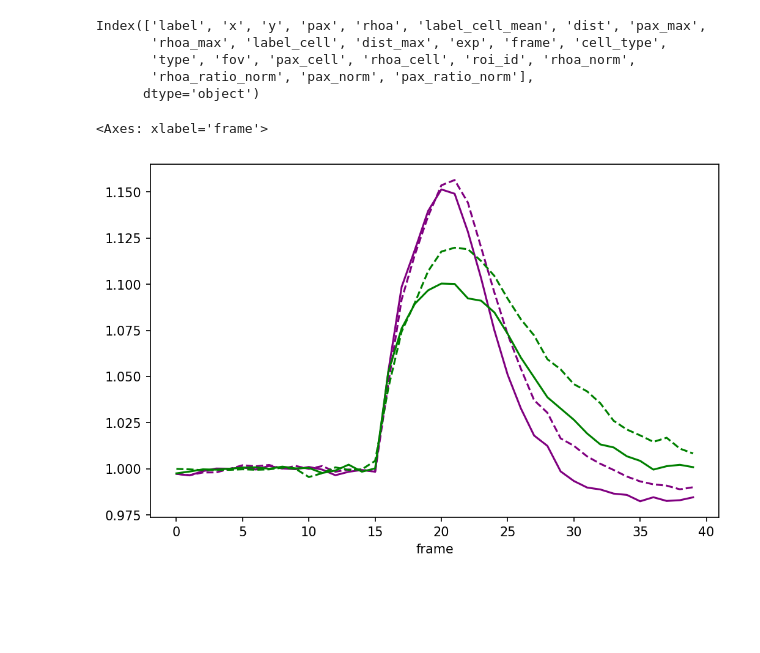
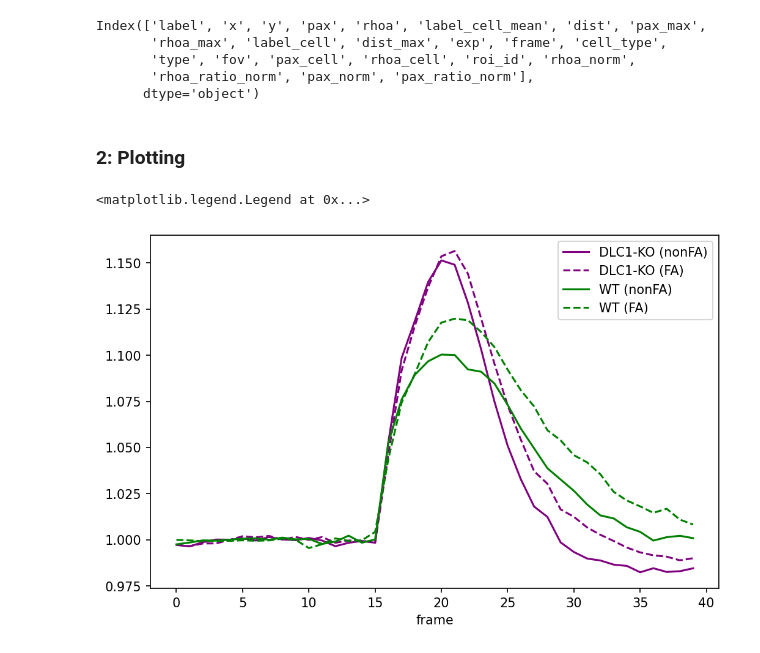
Before and after one commit to girochat/RhoAModelling, a Jupyter notebook: Code/rhoa_data_extraction.ipynb, the cells around one changed output. Drawn from its saved outputs; the diff is of its cells as text; code cells hidden in the pictures; blank space fills up the shorter version.

```diff
--- a/Code/rhoa_data_extraction.ipynb
+++ b/Code/rhoa_data_extraction.ipynb
@@ -22,25 +23,29 @@ Index(['label', 'x', 'y', 'pax', 'rhoa', 'label_cell_mean', 'dist', 'pax_max',
 # Extract the median RhoA activity across all frames for WT and KO cells at membrane and FA
 median_NONFA_KO_rhoa_per_frame = df[((df['type']=='NON-FA') &
                                      (df['cell_type']=='KO') &
-                                     (df['dist'] > dist))].groupby('frame')['rhoa_ratio_norm'].median()
+                                     (df['dist'] > 0))].groupby('frame')['rhoa_ratio_norm'].median()
 median_NONFA_rhoa_per_frame = df[((df['type']=='NON-FA') &
                                   (df['cell_type']=='WT') &
-                                  (df['dist'] > dist))].groupby('frame')['rhoa_ratio_norm'].median()
+                                  (df['dist'] > 0))].groupby('frame')['rhoa_ratio_norm'].median()
 median_FA_KO_rhoa_per_frame = df[((df['type']=='FA') &
                                   (df['cell_type']=='KO') &
-                                  (df['dist'] > dist))].groupby('frame')['rhoa_ratio_norm'].median()
+                                  (df['dist'] > 0))].groupby('frame')['rhoa_ratio_norm'].median()
 median_FA_rhoa_per_frame = df[((df['type']=='FA') &
                                (df['cell_type']=='WT') &
-                               (df['dist']>dist))].groupby('frame')['rhoa_ratio_norm'].median()
+                               (df['dist'] > 0))].groupby('frame')['rhoa_ratio_norm'].median()
+# %% [markdown]
+### 2: Plotting
 # %%
+# Visualise the data
 plt.figure(dpi = 150, figsize = (8,5))
 dist = 0
 
-median_NONFA_KO_rhoa_per_frame.plot(c = 'purple')
-median_FA_KO_rhoa_per_frame.plot(c = 'purple',linestyle = 'dashed')
+median_NONFA_KO_rhoa_per_frame.plot(c = 'purple', label = "DLC1-KO (nonFA)")
+median_FA_KO_rhoa_per_frame.plot(c = 'purple',linestyle = 'dashed', label = "DLC1-KO (FA)")
 
-median_NONFA_rhoa_per_frame.plot(c = 'green')
-median_FA_rhoa_per_frame.plot(c = 'green',linestyle = 'dashed')
+median_NONFA_rhoa_per_frame.plot(c = 'green', label = "WT (nonFA)")
+median_FA_rhoa_per_frame.plot(c = 'green',linestyle = 'dashed', label = "WT (FA)")
+plt.legend()
 # %% [output]
-<Axes: xlabel='frame'>
+<matplotlib.legend.Legend at 0x...>
-[figure, old version]
+[figure, new version]
```
Also changed, not shown: parts of 9 cells of this notebook.
